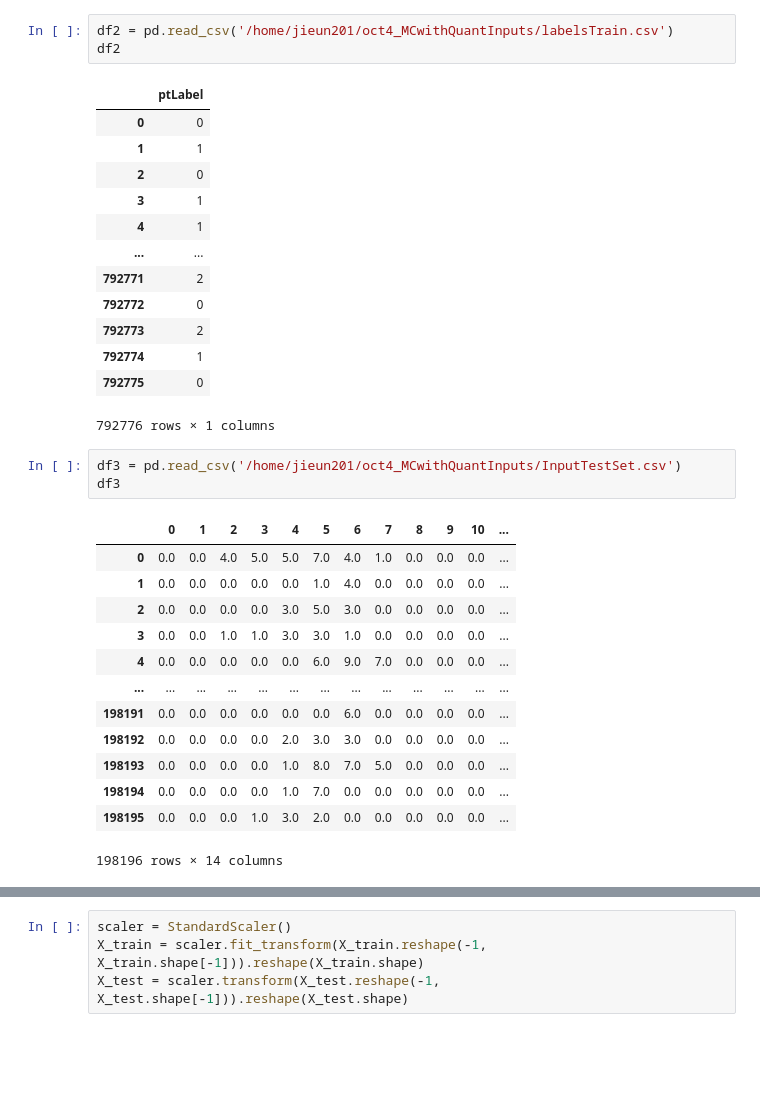
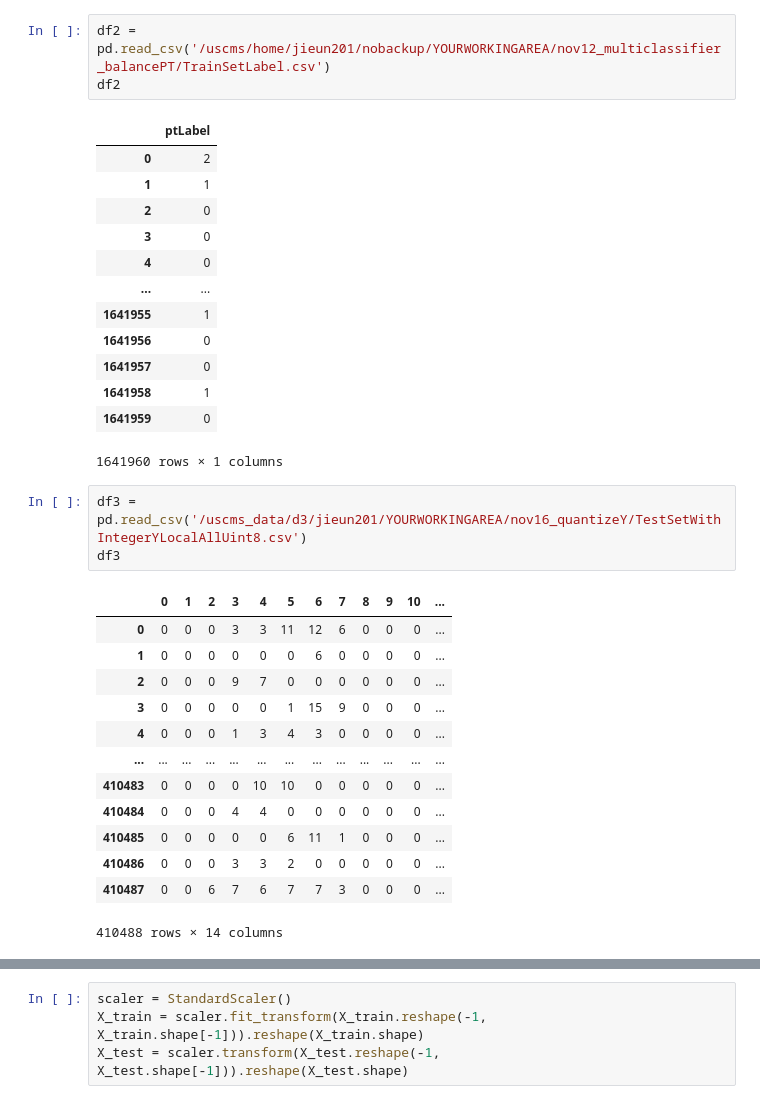
Before and after one commit to nhanvtran/directional-pixel-detectors, a Jupyter notebook: multiclassifier/SimpleNN_ylocalyprofileQkeras1.ipynb, the cells around one changed output, grey strips where cells are left out. Cells and saved outputs as stored; diff of their text form; blank space fills up the shorter version.

```diff
--- a/multiclassifier/SimpleNN_ylocalyprofileQkeras1.ipynb
+++ b/multiclassifier/SimpleNN_ylocalyprofileQkeras1.ipynb
@@ -39,35 +38,35 @@ df1
 # %%
-df2 = pd.read_csv('/home/jieun201/oct4_MCwithQuantInputs/labelsTrain.csv')
+df2 = pd.read_csv('/uscms/home/jieun201/nobackup/YOURWORKINGAREA/nov12_multiclassifier_balancePT/TrainSetLabel.csv')
 df2
 # %% [output]
 |  | ptLabel |
-| 0 | 0 |
+| 0 | 2 |
 | 1 | 1 |
 | 2 | 0 |
-| 3 | 1 |
-| 4 | 1 |
+| 3 | 0 |
+| 4 | 0 |
 | ... | ... |
-| 792771 | 2 |
-| 792772 | 0 |
-| 792773 | 2 |
-| 792774 | 1 |
-| 792775 | 0 |
+| 1641955 | 1 |
+| 1641956 | 0 |
+| 1641957 | 0 |
+| 1641958 | 1 |
+| 1641959 | 0 |
-792776 rows × 1 columns
+1641960 rows × 1 columns
 # %%
-df3 = pd.read_csv('/home/jieun201/oct4_MCwithQuantInputs/InputTestSet.csv')
+df3 = pd.read_csv('/uscms_data/d3/jieun201/YOURWORKINGAREA/nov16_quantizeY/TestSetWithIntegerYLocalAllUint8.csv')
 df3
 # %% [output]
 |  | 0 | 1 | 2 | 3 | 4 | 5 | 6 | 7 | 8 | 9 | 10 | ... |
-| 0 | 0.0 | 0.0 | 4.0 | 5.0 | 5.0 | 7.0 | 4.0 | 1.0 | 0.0 | 0.0 | 0.0 | ... |
-| 1 | 0.0 | 0.0 | 0.0 | 0.0 | 0.0 | 1.0 | 4.0 | 0.0 | 0.0 | 0.0 | 0.0 | ... |
-| 2 | 0.0 | 0.0 | 0.0 | 0.0 | 3.0 | 5.0 | 3.0 | 0.0 | 0.0 | 0.0 | 0.0 | ... |
-| 3 | 0.0 | 0.0 | 1.0 | 1.0 | 3.0 | 3.0 | 1.0 | 0.0 | 0.0 | 0.0 | 0.0 | ... |
-| 4 | 0.0 | 0.0 | 0.0 | 0.0 | 0.0 | 6.0 | 9.0 | 7.0 | 0.0 | 0.0 | 0.0 | ... |
+| 0 | 0 | 0 | 0 | 3 | 3 | 11 | 12 | 6 | 0 | 0 | 0 | ... |
+| 1 | 0 | 0 | 0 | 0 | 0 | 0 | 6 | 0 | 0 | 0 | 0 | ... |
+| 2 | 0 | 0 | 0 | 9 | 7 | 0 | 0 | 0 | 0 | 0 | 0 | ... |
+| 3 | 0 | 0 | 0 | 0 | 0 | 1 | 15 | 9 | 0 | 0 | 0 | ... |
+| 4 | 0 | 0 | 0 | 1 | 3 | 4 | 3 | 0 | 0 | 0 | 0 | ... |
 | ... | ... | ... | ... | ... | ... | ... | ... | ... | ... | ... | ... | ... |
-| 198191 | 0.0 | 0.0 | 0.0 | 0.0 | 0.0 | 0.0 | 6.0 | 0.0 | 0.0 | 0.0 | 0.0 | ... |
-| 198192 | 0.0 | 0.0 | 0.0 | 0.0 | 2.0 | 3.0 | 3.0 | 0.0 | 0.0 | 0.0 | 0.0 | ... |
-| 198193 | 0.0 | 0.0 | 0.0 | 0.0 | 1.0 | 8.0 | 7.0 | 5.0 | 0.0 | 0.0 | 0.0 | ... |
-| 198194 | 0.0 | 0.0 | 0.0 | 0.0 | 1.0 | 7.0 | 0.0 | 0.0 | 0.0 | 0.0 | 0.0 | ... |
-| 198195 | 0.0 | 0.0 | 0.0 | 1.0 | 3.0 | 2.0 | 0.0 | 0.0 | 0.0 | 0.0 | 0.0 | ... |
+| 410483 | 0 | 0 | 0 | 0 | 10 | 10 | 0 | 0 | 0 | 0 | 0 | ... |
+| 410484 | 0 | 0 | 0 | 4 | 4 | 0 | 0 | 0 | 0 | 0 | 0 | ... |
+| 410485 | 0 | 0 | 0 | 0 | 0 | 6 | 11 | 1 | 0 | 0 | 0 | ... |
+| 410486 | 0 | 0 | 0 | 3 | 3 | 2 | 0 | 0 | 0 | 0 | 0 | ... |
+| 410487 | 0 | 0 | 6 | 7 | 6 | 7 | 7 | 3 | 0 | 0 | 0 | ... |
-198196 rows × 14 columns
+410488 rows × 14 columns
 # %%
```
Also changed, not shown: parts of 13 cells of this notebook.
